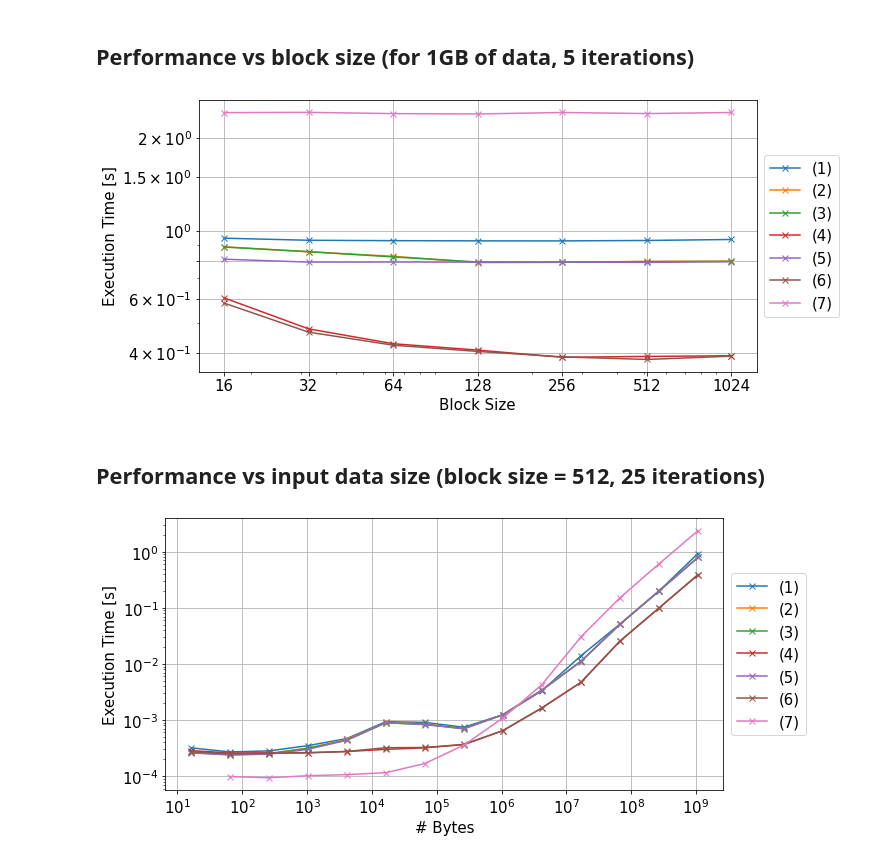
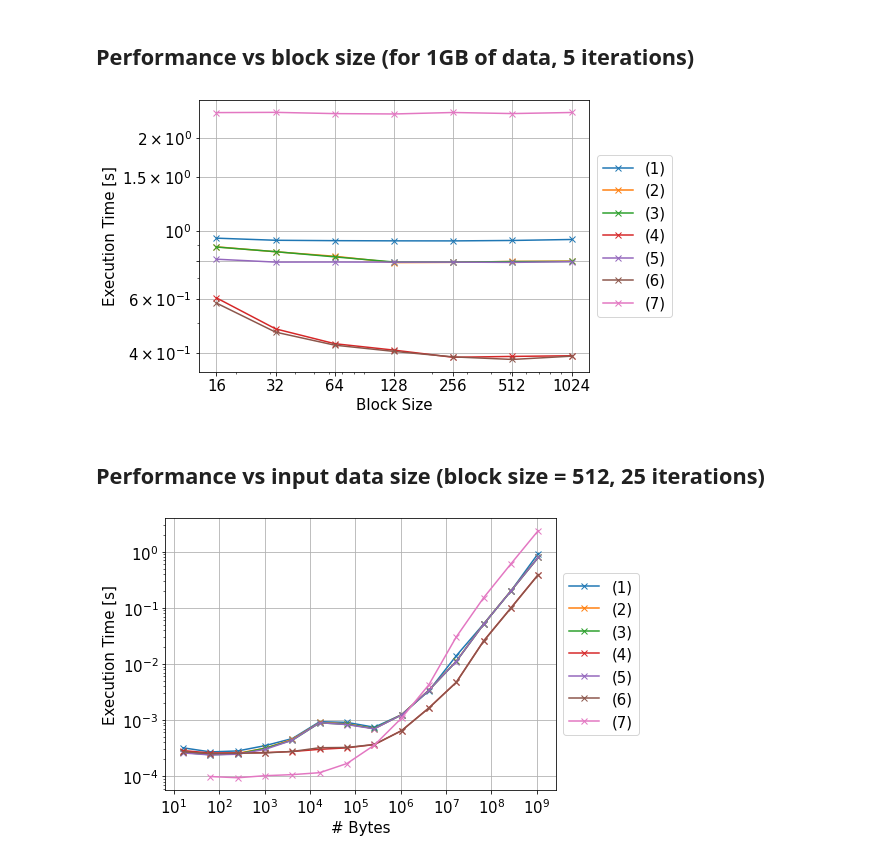
Before and after one commit to aranscha/CUDA-AES, a Jupyter notebook: Fig/graphs.ipynb, the cells around one changed output. Saved outputs shown, nothing was run; the diff lists cells and outputs as text; code cells hidden in the pictures.

```diff
--- a/Fig/graphs.ipynb
+++ b/Fig/graphs.ipynb
@@ -13,35 +13,36 @@ import matplotlib.pyplot as plt
 import numpy as np
 from matplotlib.ticker import ScalarFormatter
 
 sizes = [16, 32, 64, 128, 256, 512, 1024]
 
 font = {'family' : 'sans-serif',
         'size'   : 15}
 plt.rc('font', **font)
-plt.figure(figsize=(10, 5))
+plt.figure(figsize=(7, 5))
 
 plt.plot(sizes, naive, label = '(1)', marker = 'x')
 plt.plot(sizes, shared, label = '(2)', marker = 'x')
 plt.plot(sizes, shared_coalesced, label ='(3)', marker = 'x')
 plt.plot(sizes, shared_coalesced_noconst, label = '(4)', marker = 'x')
 plt.plot(sizes, privatestate, label = '(5)', marker = 'x')
 plt.plot(sizes, privatestate_sharedlut, label = '(6)', marker = 'x')
 plt.plot(sizes, cpu, label = '(7)', marker = 'x')
 
 plt.xscale('log')
 plt.yscale('log')
 plt.xlabel('Block Size')
 plt.ylabel('Execution Time [s]')
 plt.legend(loc='center left', bbox_to_anchor=(1, 0.5))
 
 plt.grid()
 plt.yticks([4e-1, 6e-1, 8e-1, 1e0, 1.5e0, 2e0])
 plt.xticks(sizes)
 
 ax = plt.gca()
 ax.xaxis.set_major_formatter(ScalarFormatter())
+ax.set_facecolor('xkcd:white')
 # %% [output]
-[figure, old version]
+[figure, new version]
 # %% [markdown]
 ## Performance vs input data size (block size = 512, 25 iterations)
 # %%
@@ -62,7 +63,7 @@ sizes = [16, 64, 256, 1024, 4096, 16384, 65536, 262144, 1048576, 4194304, 167772
 font = {'family' : 'sans-serif',
         'size'   : 15}
 plt.rc('font', **font)
-plt.figure(figsize=(10, 5))
+plt.figure(figsize=(7, 5))
 
 plt.plot(sizes, naive, label = '(1)', marker = 'x')
 plt.plot(sizes, shared, label = '(2)', marker = 'x')
@@ -81,4 +82,4 @@ plt.legend(loc='center left', bbox_to_anchor=(1, 0.5))
 plt.grid()
 plt.xticks([10**i for i in range(1,10)]);
 # %% [output]
-[figure, old version]
+[figure, new version]
```
Also changed, not shown: parts of 2 cells of this notebook, 4 other files.
